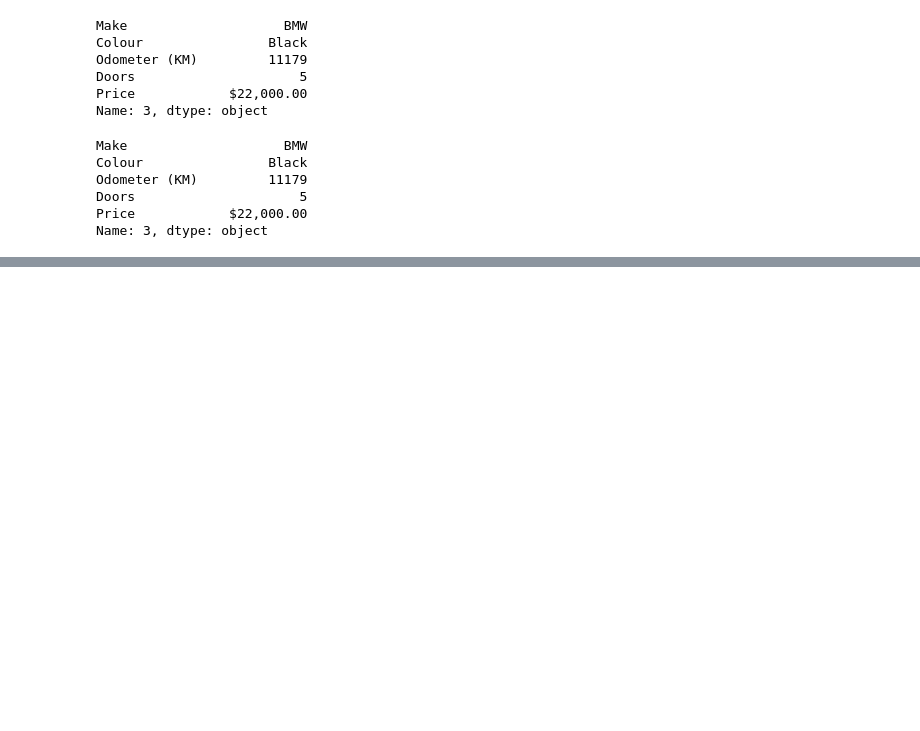
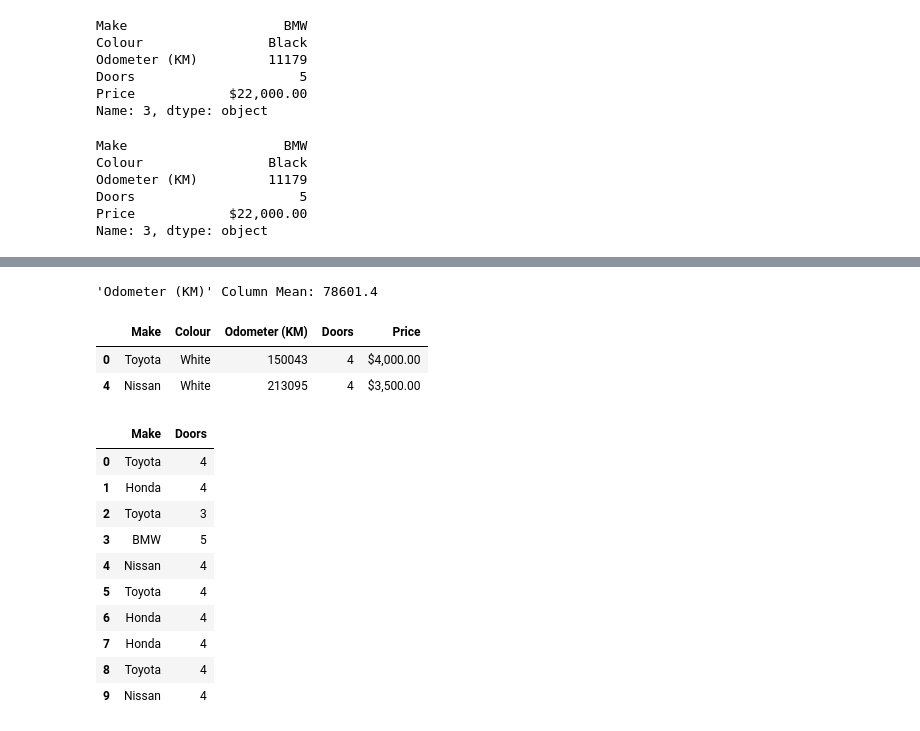
Before and after one commit to grace-sampao/Udemy---Complete-A.I.-Machine-Learning-Data-Science-Bootcamp, a Jupyter notebook: notebooks/assignments/pandas-exercises.ipynb, the cells around one changed output, grey strips where cells are left out. Saved outputs shown, nothing was run; the diff lists cells and outputs as text; code cells hidden in the pictures; blank space fills up the shorter version.

```diff
--- a/notebooks/assignments/pandas-exercises.ipynb
+++ b/notebooks/assignments/pandas-exercises.ipynb
@@ -194,0 +214,28 @@ Name: 3, dtype: object
+# %%
+# Find the mean of the "Odometer (KM)" column in the car sales DataFrame
+mean_odometer = car_sales['Odometer (KM)'].mean()
+print(f"'Odometer (KM)' Column Mean: {mean_odometer}")
+# %% [output]
+'Odometer (KM)' Column Mean: 78601.4
+# %%
+# Select the rows with over 100,000 kilometres on the odometer
+car_sales[car_sales['Odometer (KM)'] > 100000]
+# %% [output]
+|  | Make | Colour | Odometer (KM) | Doors | Price |
+| 0 | Toyota | White | 150043 | 4 | $4,000.00 |
+| 4 | Nissan | White | 213095 | 4 | $3,500.00 |
+# %%
+# Create a crosstab of the Make and Doors columns
+car_sales[['Make', 'Doors']]
+# %% [output]
+|  | Make | Doors |
+| 0 | Toyota | 4 |
+| 1 | Honda | 4 |
+| 2 | Toyota | 3 |
+| 3 | BMW | 5 |
+| 4 | Nissan | 4 |
+| 5 | Toyota | 4 |
+| 6 | Honda | 4 |
+| 7 | Honda | 4 |
+| 8 | Toyota | 4 |
+| 9 | Nissan | 4 |
```
Also changed, not shown: parts of 8 cells of this notebook.
